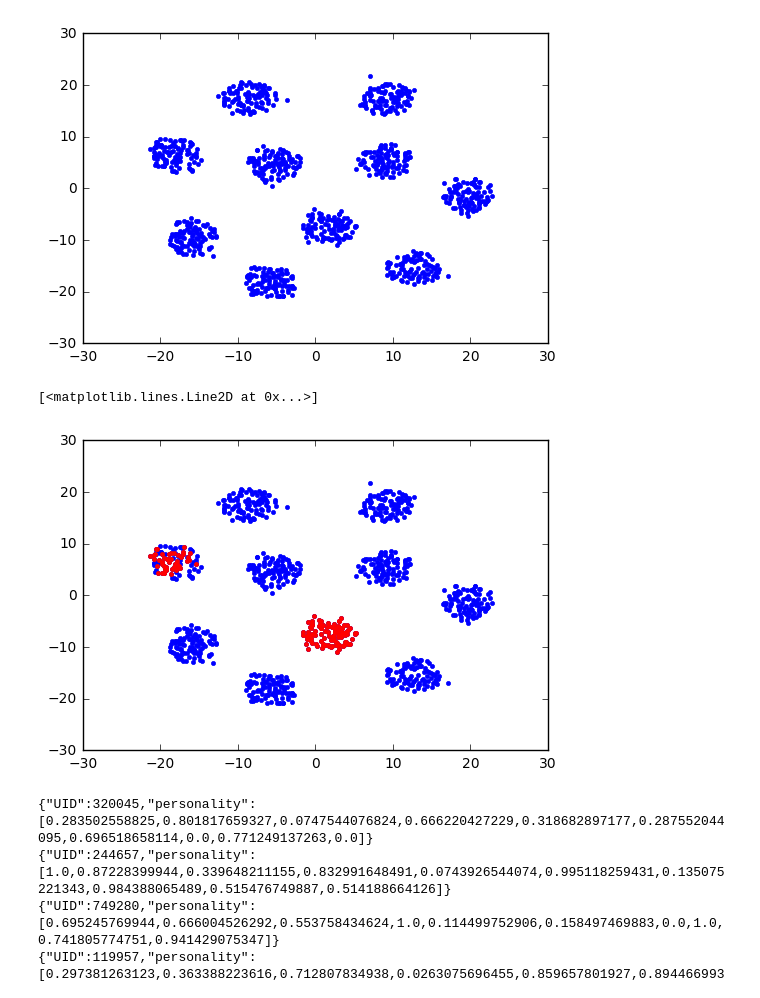
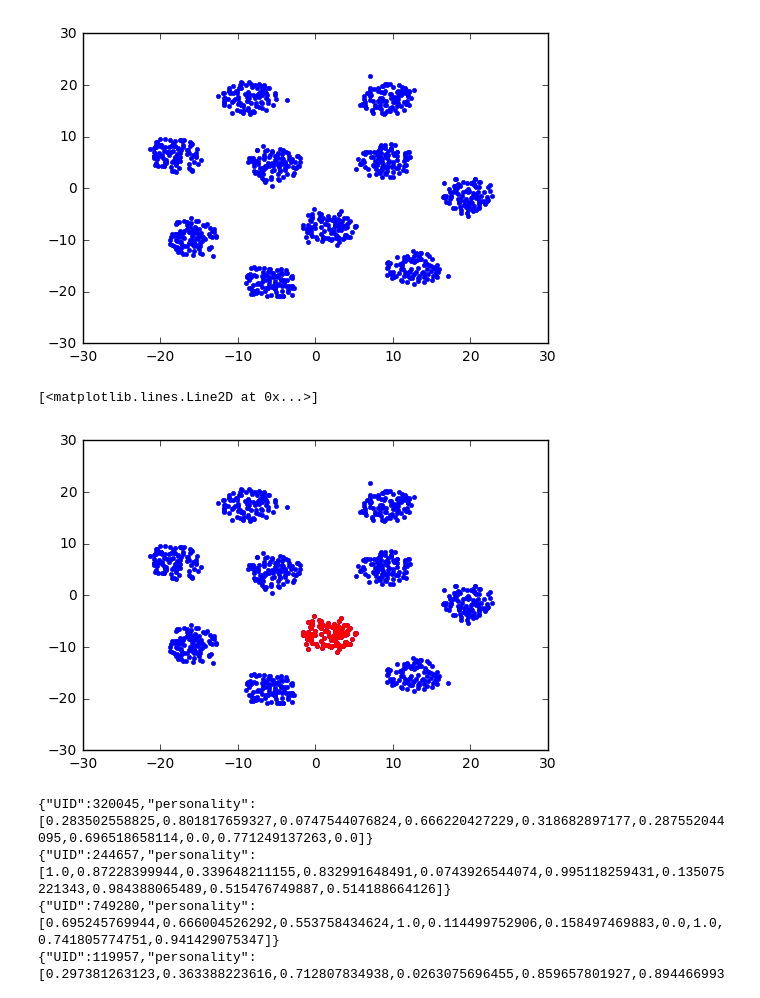
Before and after one commit to cowhi/bluehack, a Jupyter notebook: DataGeneration.ipynb, the cells around one changed output. Cells and saved outputs as stored; diff of their text form; code cells hidden in the pictures.

```diff
--- a/DataGeneration.ipynb
+++ b/DataGeneration.ipynb
@@ -25,16 +81,16 @@ plt.plot(tsne[:,0], tsne[:,1], '.')
 # %%
 import numpy as np
 from sklearn.neighbors import BallTree
 
 tree = BallTree(X_scaled, leaf_size=2)
 
-dist, ind = tree.query([X_scaled[0]], k=150)
+dist, ind = tree.query([X_scaled[0]], k=100)
 
 plt.plot(tsne[:,0], tsne[:,1], '.')
 plt.plot(tsne[ind[0],0], tsne[ind[0],1], '.', color='r')
 # %% [output]
 [<matplotlib.lines.Line2D at 0x...>]
-[figure, old version]
+[figure, new version]
 # %%
 # %% [output]
 {"UID":320045,"personality":[0.283502558825,0.801817659327,0.0747544076824,0.666220427229,0.318682897177,0.287552044095,0.696518658114,0.0,0.771249137263,0.0]}
```
Also changed, not shown: parts of 5 cells of this notebook, 3 other files.
